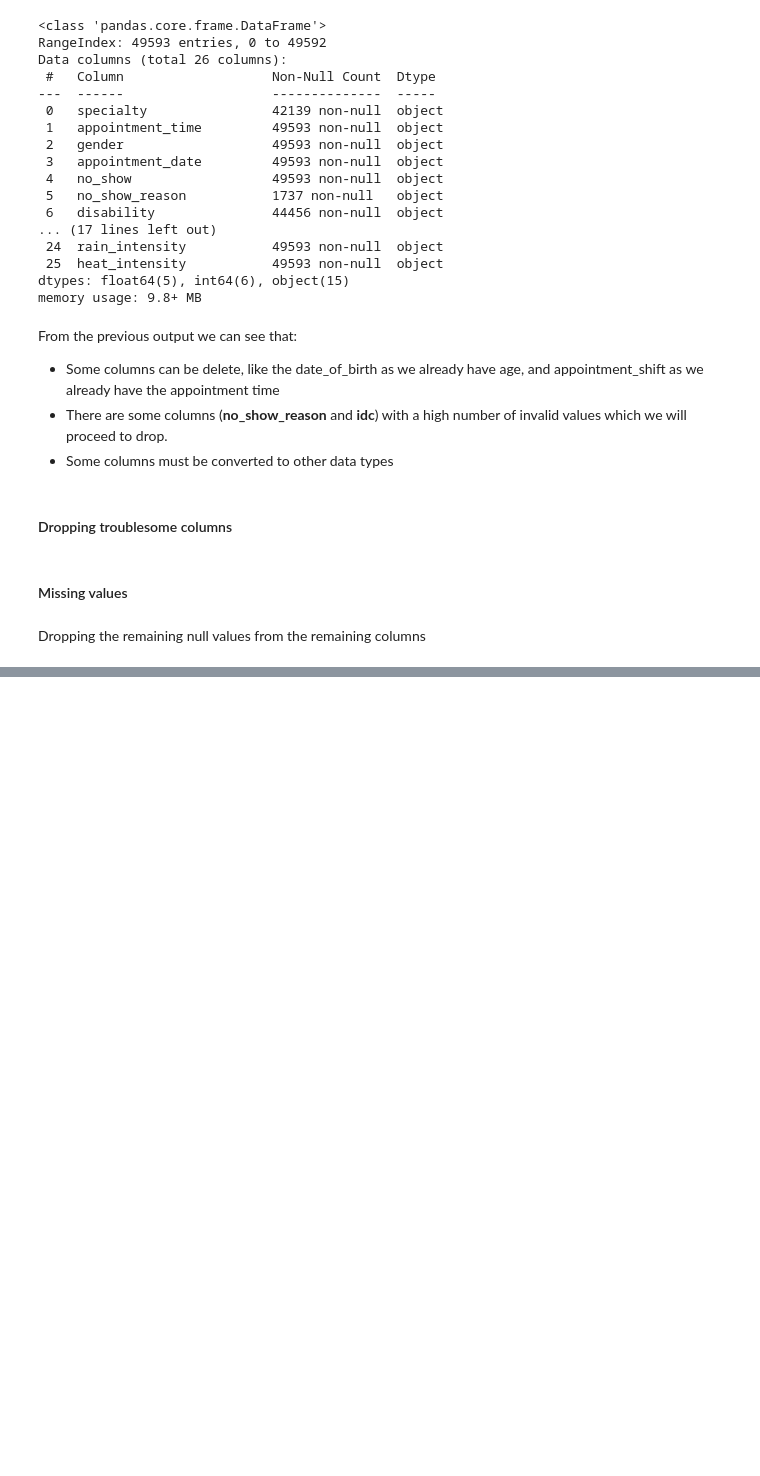
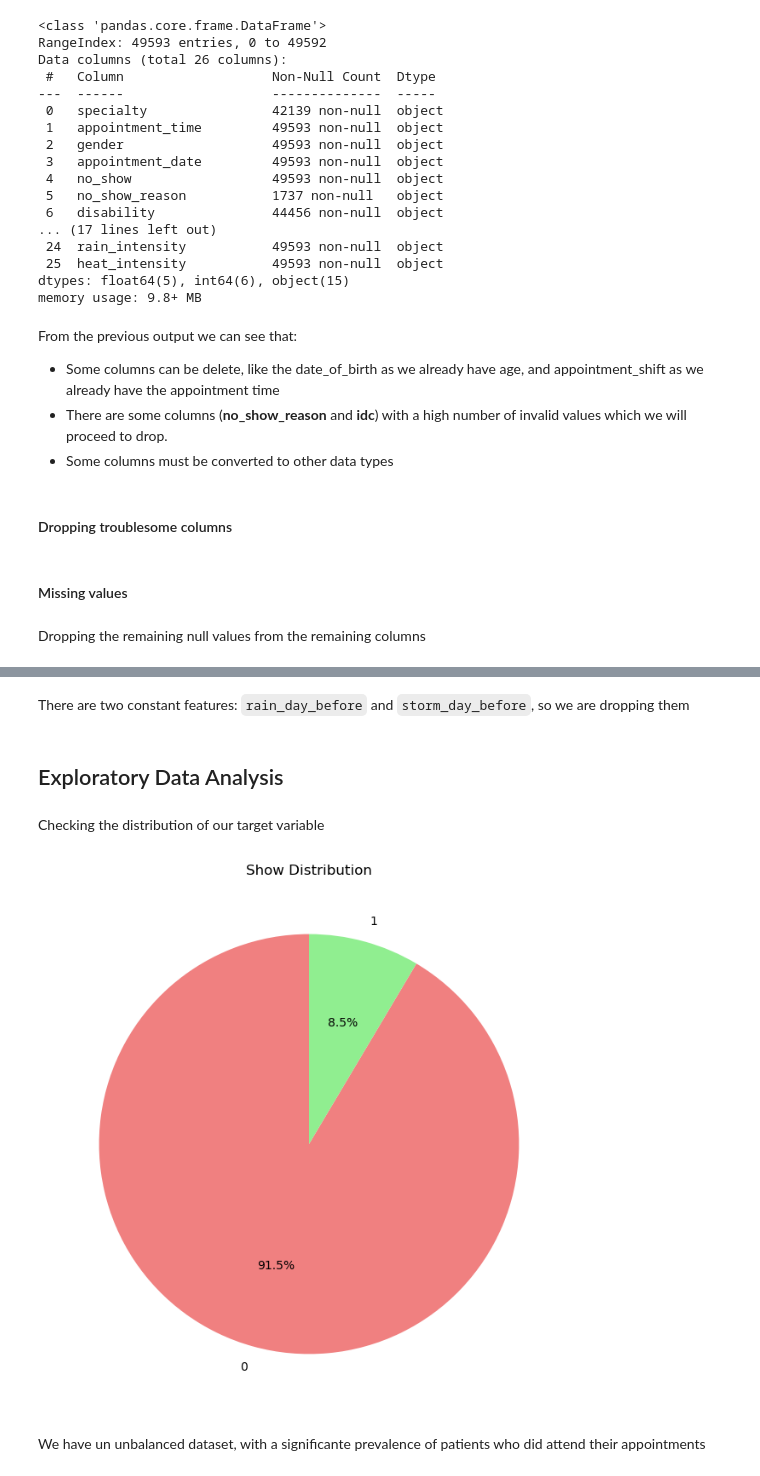
Before and after one commit to joanarr13/Capstone, a Jupyter notebook: No_show_prediction/no-show.ipynb, the cells around one changed output, grey strips where cells are left out. Drawn from its saved outputs; the diff is of its cells as text; code cells hidden in the pictures; blank space fills up the shorter version.

Commit message:
updates à pipeline do no-show predictions... acho que o preprocessing está feito, ou pelo menos quase... agora é fazer feature selection e construir modelos

```diff
--- a/No_show_prediction/no-show.ipynb
+++ b/No_show_prediction/no-show.ipynb
@@ -304,5 +192,0 @@ data['gender'] = data['gender'].map(gender_mapping)
-# %%
-noshow_mapping = {'yes': 0, 'no': 1}
-data['showed_up'] = data['no_show'].map(noshow_mapping)
-data.drop('no_show', axis = 1, inplace = True)
-# mudar de no show para showed up para ser mais intuitivo
@@ -308,0 +203,15 @@ data.drop('no_show', axis = 1, inplace = True)
+# %%
+# entry service day into date format
+data['entry_service_date'] = pd.to_datetime(data['entry_service_date'], format="%d/%m/%Y", errors='coerce')
+
+# there are some incorrectly represented dates, so we drop them
+data = data.dropna(subset=['entry_service_date'])
+
+# creating customer antequity feature
+data['patient_antequity'] = pd.to_datetime('now') - pd.to_datetime(data['entry_service_date'])
+data['patient_antequity'] = data['patient_antequity'].dt.days
+
+# drop the original feature
+data.drop('entry_service_date', axis = 1, inplace = True)
+
+data.reset_index(drop=True, inplace=True)
@@ -308,0 +236,3 @@ data.drop('no_show', axis = 1, inplace = True)
+# %%
+data['appointment_year'] = data['appointment_year'].astype('int64')
+data['age'] = data['age'].astype('int64')
@@ -308,0 +281,20 @@ data.drop('no_show', axis = 1, inplace = True)
+# %% [markdown]
+There are two constant features: `rain_day_before` and `storm_day_before`, so we are dropping them
+# %%
+data.drop(['rainy_day_before', 'storm_day_before'], axis = 1, inplace = True)
+# %% [markdown]
+## Exploratory Data Analysis
+# %% [markdown]
+Checking the distribution of our target variable
+# %%
+no_show_counts = data['no_show'].value_counts()
+
+# Plotting the pie chart
+plt.figure(figsize=(8, 8))
+plt.pie(no_show_counts, labels=no_show_counts.index, autopct='%1.1f%%', startangle=90, colors=['lightcoral', 'lightgreen'])
+plt.title('Show Distribution')
+plt.show()
+# %% [output]
+[figure, added]
+# %% [markdown]
+We have un unbalanced dataset, with a significante prevalence of patients who did attend their appointments
```
Also changed, not shown: parts of 49 cells of this notebook.
